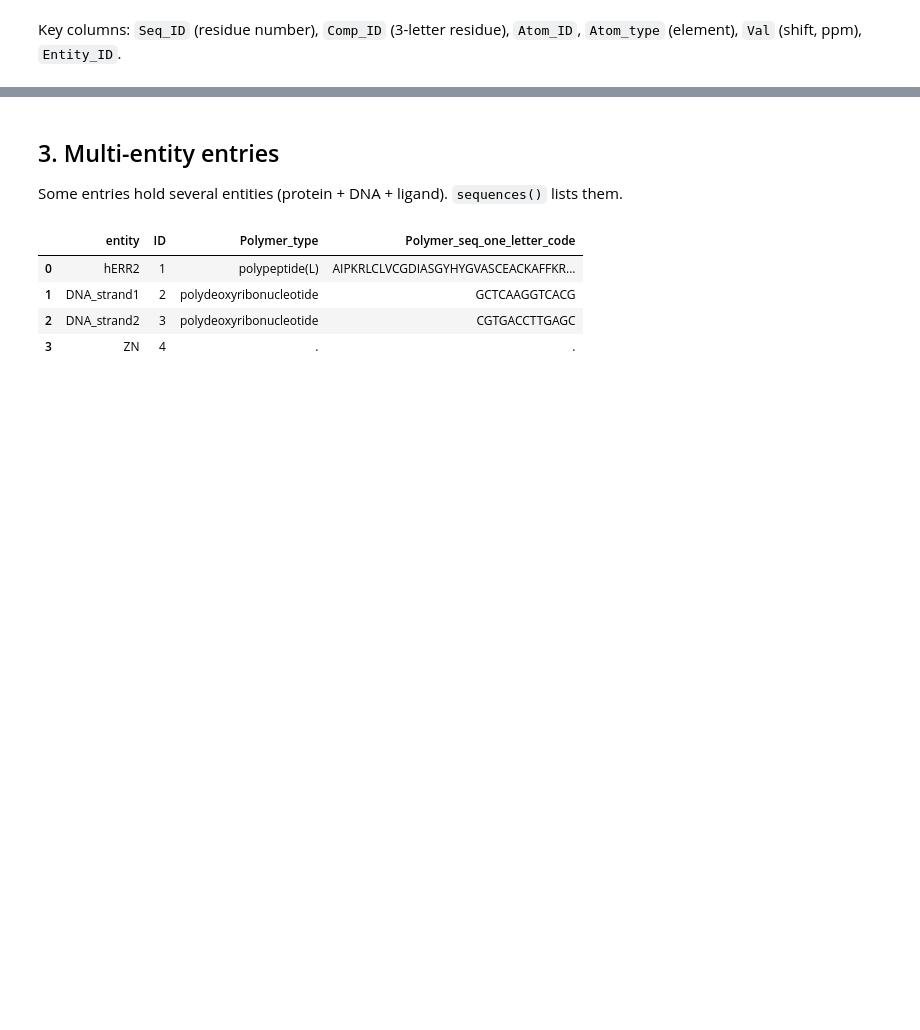
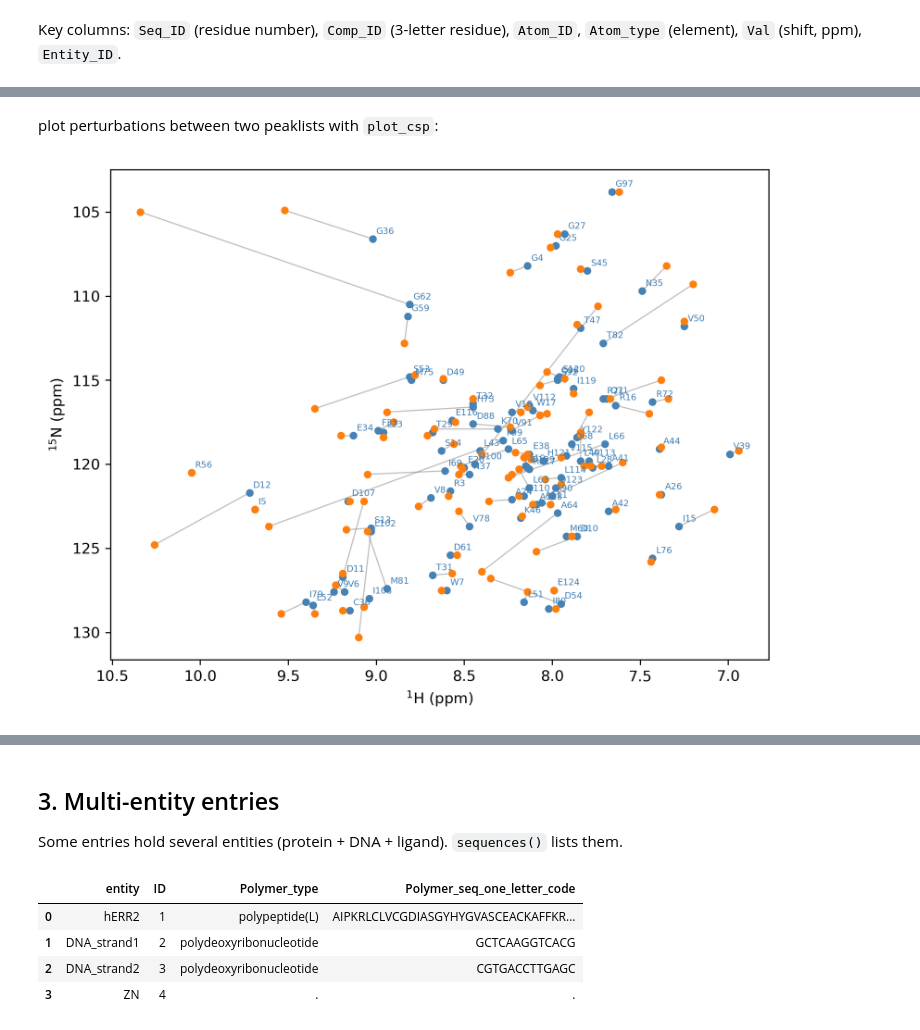
Before and after one commit to WaymentSteeleLab/makeshift, a Jupyter notebook: demos/quick_start.ipynb, the cells around one changed output, grey strips where cells are left out. Saved outputs shown, nothing was run; the diff lists cells and outputs as text; code cells hidden in the pictures; blank space fills up the shorter version.

```diff
--- a/demos/quick_start.ipynb
+++ b/demos/quick_start.ipynb
@@ -43,0 +72,7 @@ Text(0.5, 1.0, 'Simulated HSQC — NtrCr (4527)')
+# %% [markdown]
+plot perturbations between two peaklists with `plot_csp`:
+# %%
+fig, ax = plot_csp(cs.peaklist().data, cs_phos.peaklist().data,
+                   on='assn_label', text='assn_label')
+# %% [output]
+[figure, added]
```
Also changed, not shown: parts of 11 cells of this notebook, 5 other files.
